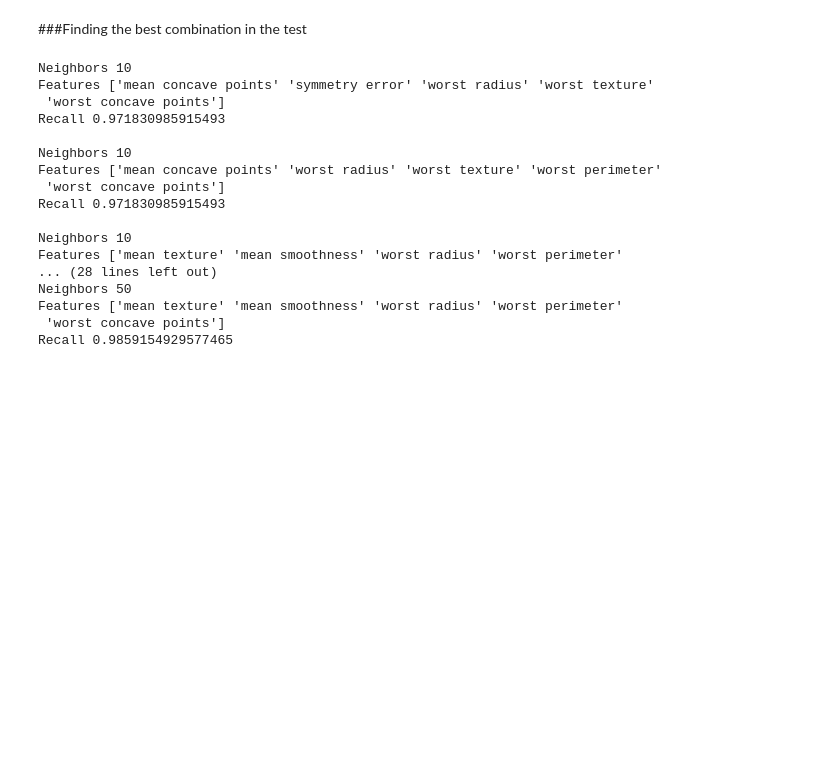
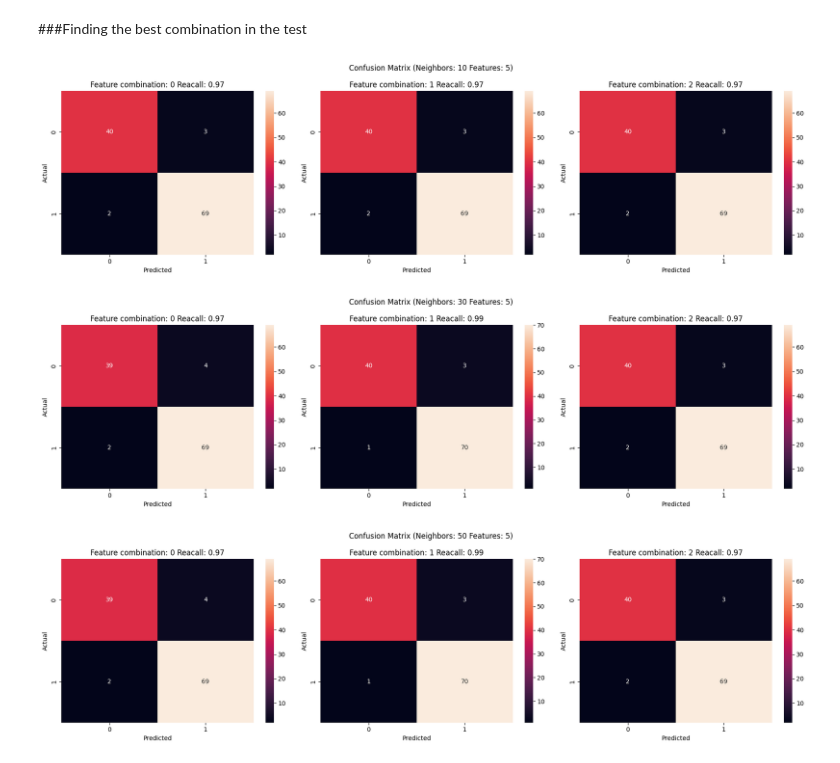
Before and after one commit to flaviorv/ai_model_lifecycle, a Jupyter notebook: tp2.ipynb, the cells around one changed output. Cells and saved outputs as stored; diff of their text form; code cells hidden in the pictures; blank space fills up the shorter version.

Commit message:
Adjusts in the confusion matrices

```diff
--- a/tp2.ipynb
+++ b/tp2.ipynb
@@ -91,34 +90,33 @@ chart.set(ylim=(0.9, 1.0))
 # %% [markdown]
 ###Finding the best combination in the test
 # %%
+import seaborn as sns
+import matplotlib.pyplot as plt
+from sklearn.metrics import confusion_matrix
+
 best_nf = 5
 best_nk = [10, 30, 50]
-
+#Train and predict with different features and k neighbors
 for nk in best_nk:
   knn = KNN(n_neighbors=nk)
+
+  fig, axes = plt.subplots(1, len(result['masks'][best_nf]), figsize=(18, 5))
   for i in range(len(result['masks'][best_nf])):
+    #Train and predict
     selected_features = result['masks'][best_nf][i]
     knn.fit(x_train[:, selected_features], y_train)
     y_pred = knn.predict(x_test[:, selected_features])
     recall = recall_score(y_test, y_pred)
-    print(f'Neighbors {nk}')
-    print(f'Features {breast_cancer.feature_names[selected_features]}')
-    print('Recall', recall, '\n')
+
+    #Ploting Confusion Matrix
+    cm = confusion_matrix(y_test, y_pred)
+    sns.heatmap(cm, annot=True, ax=axes[i])
+    axes[i].set_xlabel('Predicted')
+    axes[i].set_ylabel('Actual')
+    axes[i].set_title(f'Feature combination: {i} Reacall: {recall:.2f}')
+  plt.suptitle(f'Confusion Matrix (Neighbors: {nk} Features: {best_nf})')
+  plt.tight_layout()
 # %% [output]
-Neighbors 10
-Features ['mean concave points' 'symmetry error' 'worst radius' 'worst texture'
- 'worst concave points']
-Recall 0.971830985915493
-
-Neighbors 10
-Features ['mean concave points' 'worst radius' 'worst texture' 'worst perimeter'
- 'worst concave points']
-Recall 0.971830985915493
-
-Neighbors 10
-Features ['mean texture' 'mean smoothness' 'worst radius' 'worst perimeter'
-... (28 lines left out)
-Neighbors 50
-Features ['mean texture' 'mean smoothness' 'worst radius' 'worst perimeter'
- 'worst concave points']
-Recall 0.9859154929577465
+[figure, added]
+[figure, added]
+[figure, added]
```
Also changed, not shown: parts of 2 cells of this notebook.
